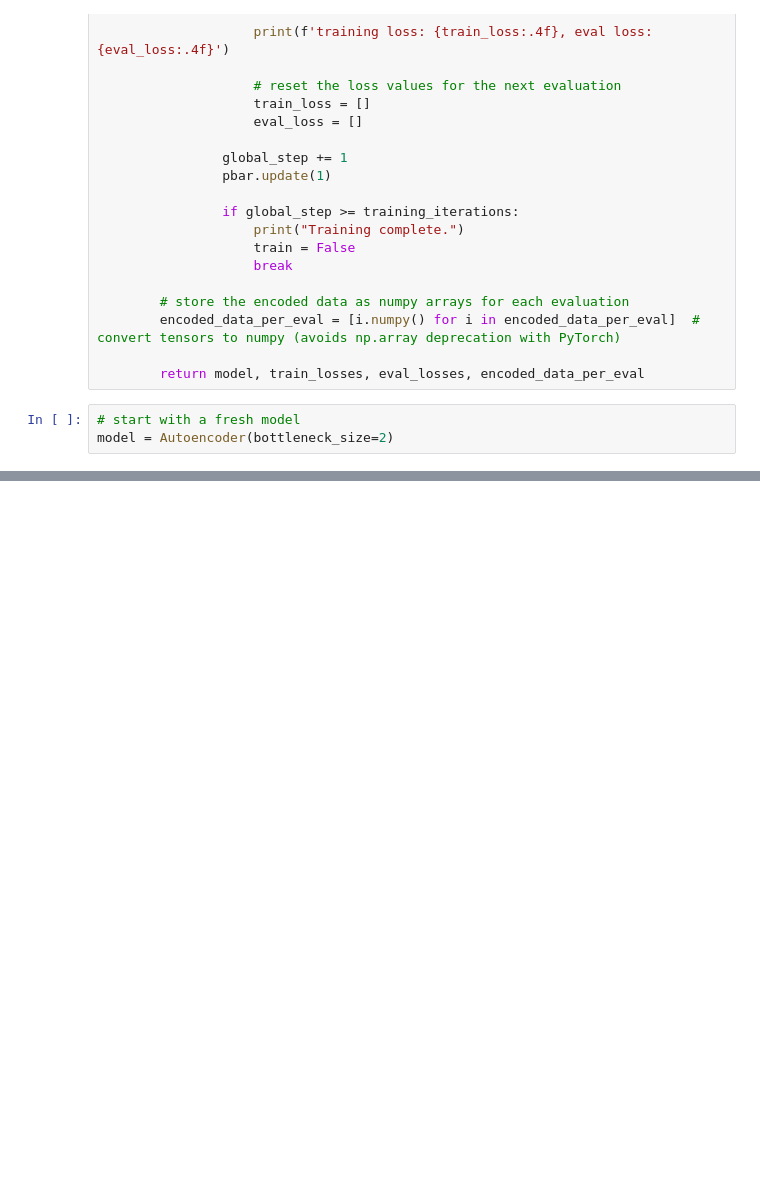
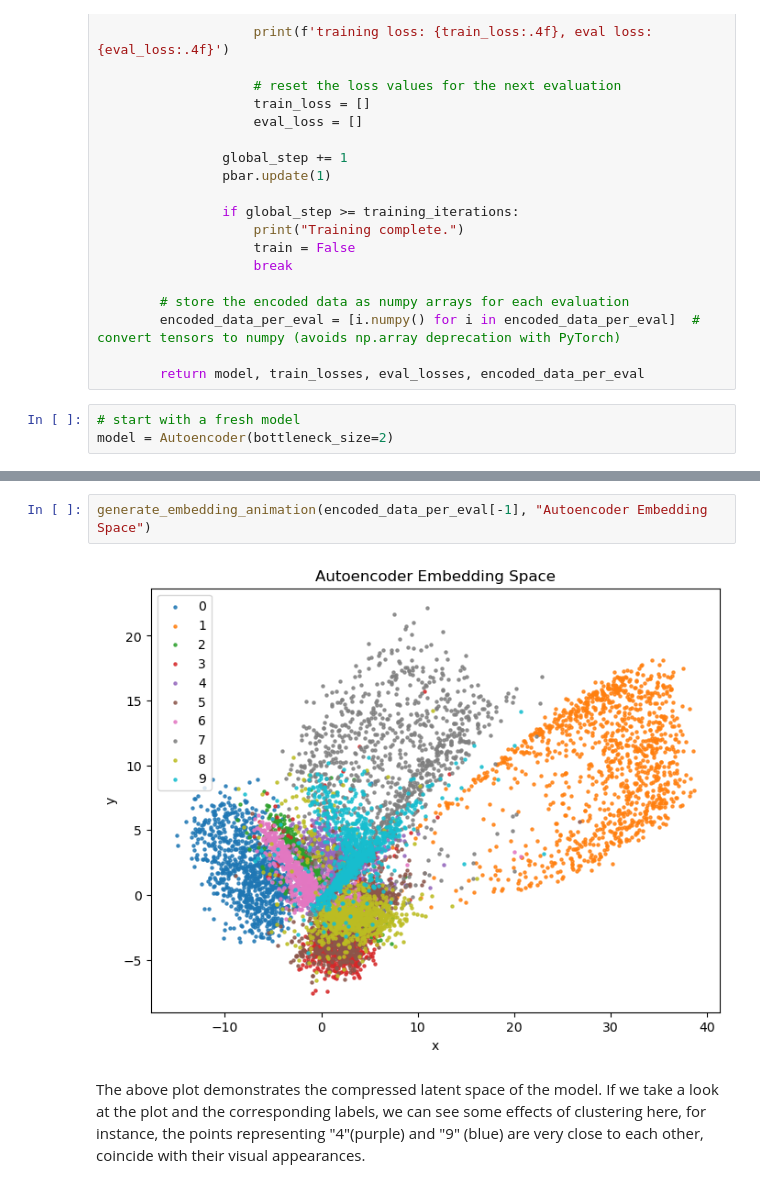
Before and after one commit to helloimlixin/nn02h, a Jupyter notebook: autoencoders/notebook.ipynb, the cells around one changed output, grey strips where cells are left out. Drawn from its saved outputs; the diff is of its cells as text; blank space fills up the shorter version.

```diff
--- a/autoencoders/notebook.ipynb
+++ b/autoencoders/notebook.ipynb
@@ -292,0 +372,6 @@ Training complete.
+# %%
+generate_embedding_animation(encoded_data_per_eval[-1], "Autoencoder Embedding Space")
+# %% [output]
+[figure, added]
+# %% [markdown]
+The above plot demonstrates the compressed latent space of the model. If we take a look at the plot and the corresponding labels, we can see some effects of clustering here, for instance, the points representing "4"(purple) and "9" (blue) are very close to each other, coincide with their visual appearances.
```
Also changed, not shown: parts of 8 cells of this notebook, 1 other file.
